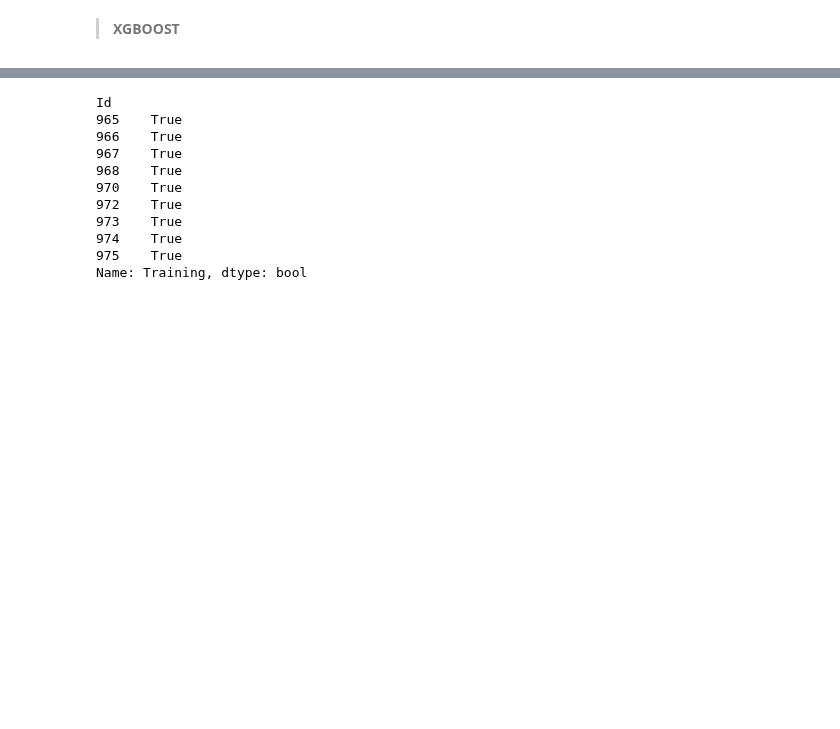
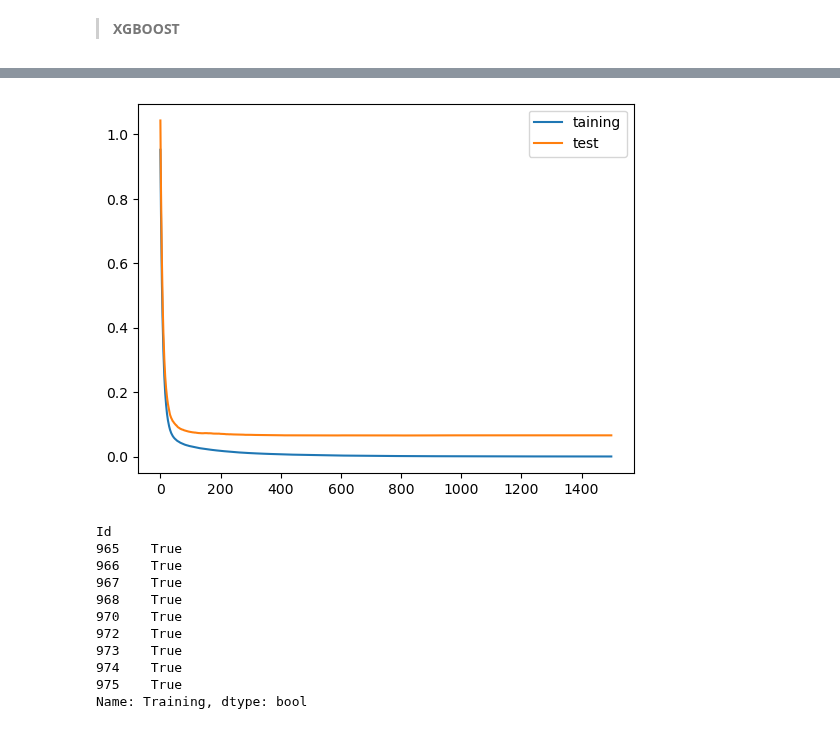
Before and after one commit to antirrabia/Data-Mining, a Jupyter notebook: notebooks/HousePrices.ipynb, the cells around one changed output, grey strips where cells are left out. Drawn from its saved outputs; the diff is of its cells as text; code cells hidden in the pictures; blank space fills up the shorter version.

Commit message:
ploting xgboost results

```diff
--- a/notebooks/HousePrices.ipynb
+++ b/notebooks/HousePrices.ipynb
@@ -1154,12 +1154,12 @@ test score:0.05545986134055167
 # %%
 evalset = [(X_tr, y_tr), (X_te, y_te)]
 # %%
-params = {'n_estimators': 300 #[100,200,500]
+params = {'n_estimators': 1500 #[100,200,500]
           ,'learning_rate': 0.07 # defaul=0.3 range: [0,1] typical: 0.01-0.02
-          ,'max_depth': 6 #defaul=6 range: [0,∞] typical 3-10
-          ,'min_child_weight': 1 #defaul=1 range: [0,∞] higher good, too hight underfit
+          ,'max_depth': 3 #defaul=6 range: [0,∞] typical 3-10
+          ,'min_child_weight': 2 #defaul=1 range: [0,∞] higher good, too hight underfit
           # ,'sampling_method': 'uniform' #defaul=uniform [uniform, gradient_based]
-          ,'subsample': 1 #defaul=1 range: (0,1] typical 0.5 - 1
+          ,'subsample': 0.7 #defaul=1 range: (0,1] typical 0.5 - 1
           ,'colsample_bytree': 1 #defaul=1 range: (0,1]
           # ,'colsample_bylevel': 1 #defaul=1 range: (0,1]
           # ,'colsample_bynode': 1 #defaul=1 range: (0,1]
@@ -1413,3 +1197,13 @@ from catbo
+# %%
+to_plot = xgb_model.evals_result()
+
+plt.plot(to_plot['validation_0']['mean_squared_error'], label='taining')
+plt.plot(to_plot['validation_1']['mean_squared_error'], label='test')
+
+plt.legend()
+plt.show()
+# %% [output]
+[figure, added]
 # %%
 d_tr.loc[965:975, 'Training']
 # %% [output]
```
Also changed, not shown: parts of 5 cells of this notebook.
